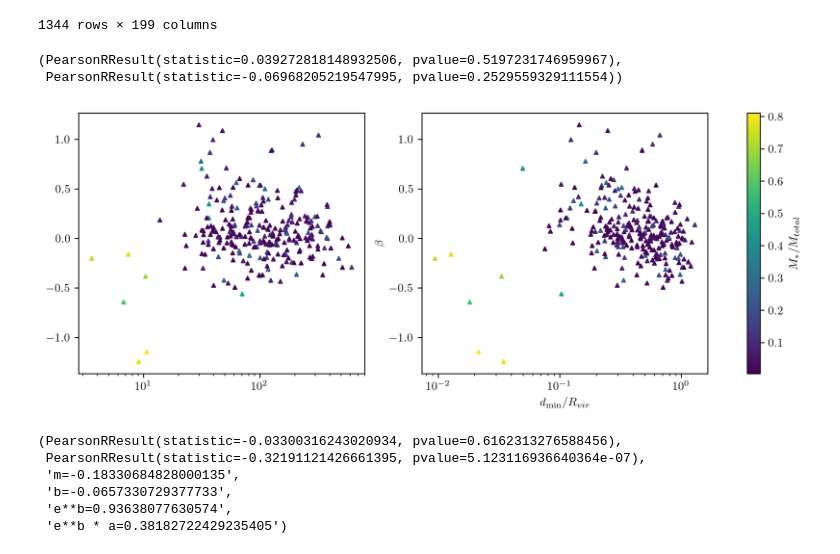
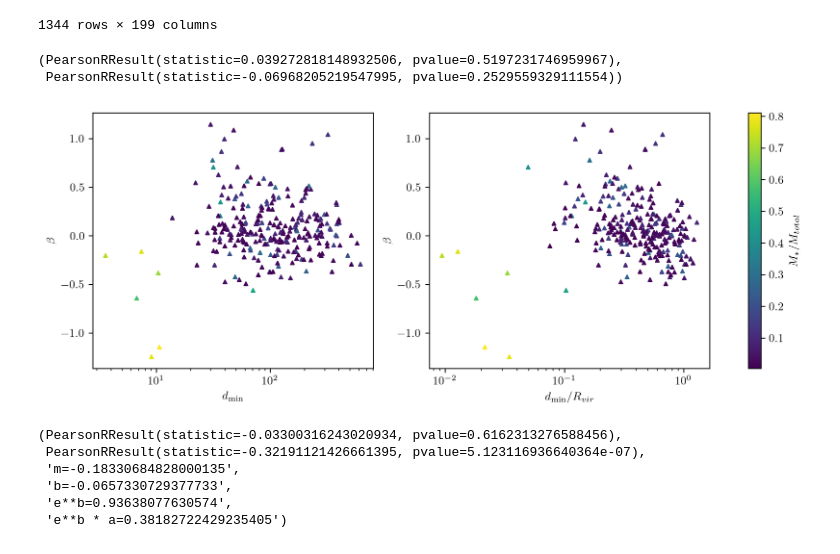
Before and after one commit to mkzeender/thesis, a Jupyter notebook: flyby.ipynb, the cells around one changed output. Drawn from its saved outputs; the diff is of its cells as text; code cells hidden in the pictures.

```diff
--- a/flyby.ipynb
+++ b/flyby.ipynb
@@ -214,39 +214,42 @@ ax1.scatter(
     # log scale for colors
     # norm=mpl.colors.LogNorm(np.min(c), np.max(c))
 )
+
+ax1.set_xlabel(r'$d_{\rm{min}}$')
+ax1.set_ylabel(r'$\beta$')
 
 _scatter = ax2.scatter(
     dat[filt]['d_innermost'] / dat[filt]['rvir_innermost'],
     dat[filt]['beta_r50'],
     s=10,
     marker='^',
     c=c,
     # log scale for colors
     # norm=mpl.colors.LogNorm(np.min(c), np.max(c))
 )
 
 cbar = fig.colorbar(_scatter, ax=[ax1, ax2])
 cbar.set_label(r'$M_*/M_{total}$')
 
 ax2.set_xlabel(r'$d_{\rm{min}}/R_{vir}$')
 ax2.set_ylabel(r'$\beta$')
 
 fig.savefig('paper/figs/me/beta-dmin.pdf')
 
 (
     pearsonr(
         np.log(dat[filt]['d_innermost']),
         dat[filt]['beta_r50']
     ),
     pearsonr(
         np.log(dat[filt]['d_innermost'] / dat[filt]['rvir_innermost']),
         dat[filt]['beta_r50']
     )
 )
 # %% [output]
 (PearsonRResult(statistic=0.039272818148932506, pvalue=0.5197231746959967),
  PearsonRResult(statistic=-0.06968205219547995, pvalue=0.2529559329111554))
-[figure, old version]
+[figure, new version]
 # %%
 d_filt = filt & (dat['d_innermost'] / dat['rvir_innermost'] > 0.2)
 
```
Also changed, not shown: 19 other files.
